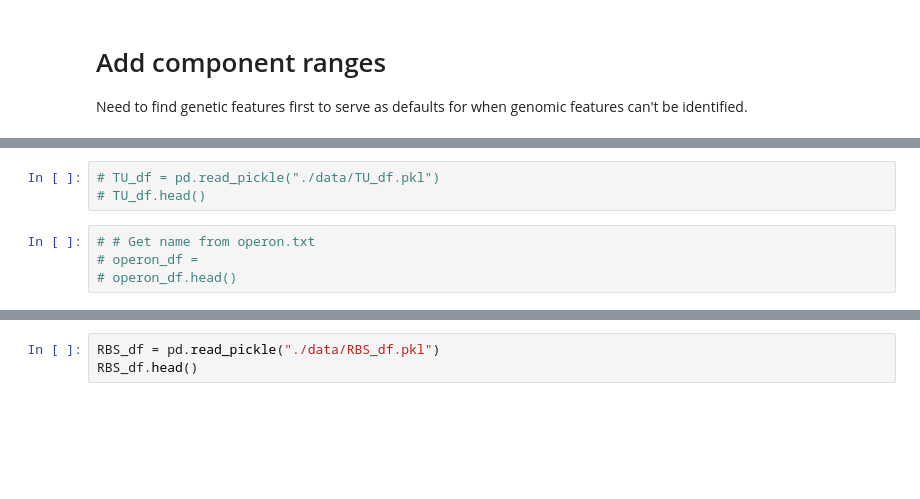
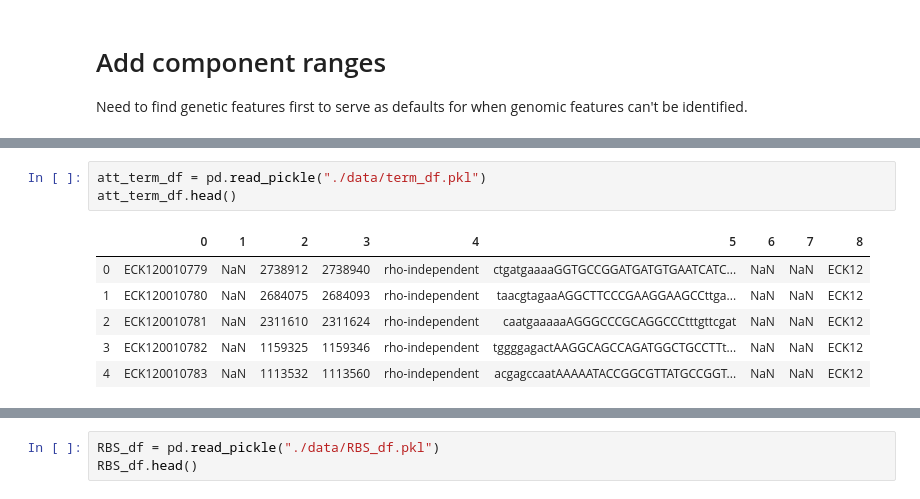
Before and after one commit to Aletechdev/ava, a Jupyter notebook: 2_2_annot_genomic_feats.ipynb, the cells around one changed output, grey strips where cells are left out. Cells and saved outputs as stored; diff of their text form; blank space fills up the shorter version.

```diff
--- a/2_2_annot_genomic_feats.ipynb
+++ b/2_2_annot_genomic_feats.ipynb
@@ -45,7 +126,10 @@ gene_df.head()
 # %%
-# TU_df = pd.read_pickle("./data/TU_df.pkl")
-# TU_df.head()
+att_term_df = pd.read_pickle("./data/term_df.pkl")
+att_term_df.head()
+# %% [output]
+|  | 0 | 1 | 2 | 3 | 4 | 5 | 6 | 7 | 8 |
+| 0 | ECK120010779 | NaN | 2738912 | 2738940 | rho-independent | ctgatgaaaaGGTGCCGGATGATGTGAATCATC... | NaN | NaN | ECK12 |
+| 1 | ECK120010780 | NaN | 2684075 | 2684093 | rho-independent | taacgtagaaAGGCTTCCCGAAGGAAGCCttga... | NaN | NaN | ECK12 |
+| 2 | ECK120010781 | NaN | 2311610 | 2311624 | rho-independent | caatgaaaaaAGGGCCCGCAGGCCCtttgttcgat | NaN | NaN | ECK12 |
+| 3 | ECK120010782 | NaN | 1159325 | 1159346 | rho-independent | tggggagactAAGGCAGCCAGATGGCTGCCTTt... | NaN | NaN | ECK12 |
+| 4 | ECK120010783 | NaN | 1113532 | 1113560 | rho-independent | acgagccaatAAAAATACCGGCGTTATGCCGGT... | NaN | NaN | ECK12 |
-# %%
-# # Get name from operon.txt
-# operon_df =
-# operon_df.head()
```
Also changed, not shown: parts of 8 cells of this notebook, 1 other file.
